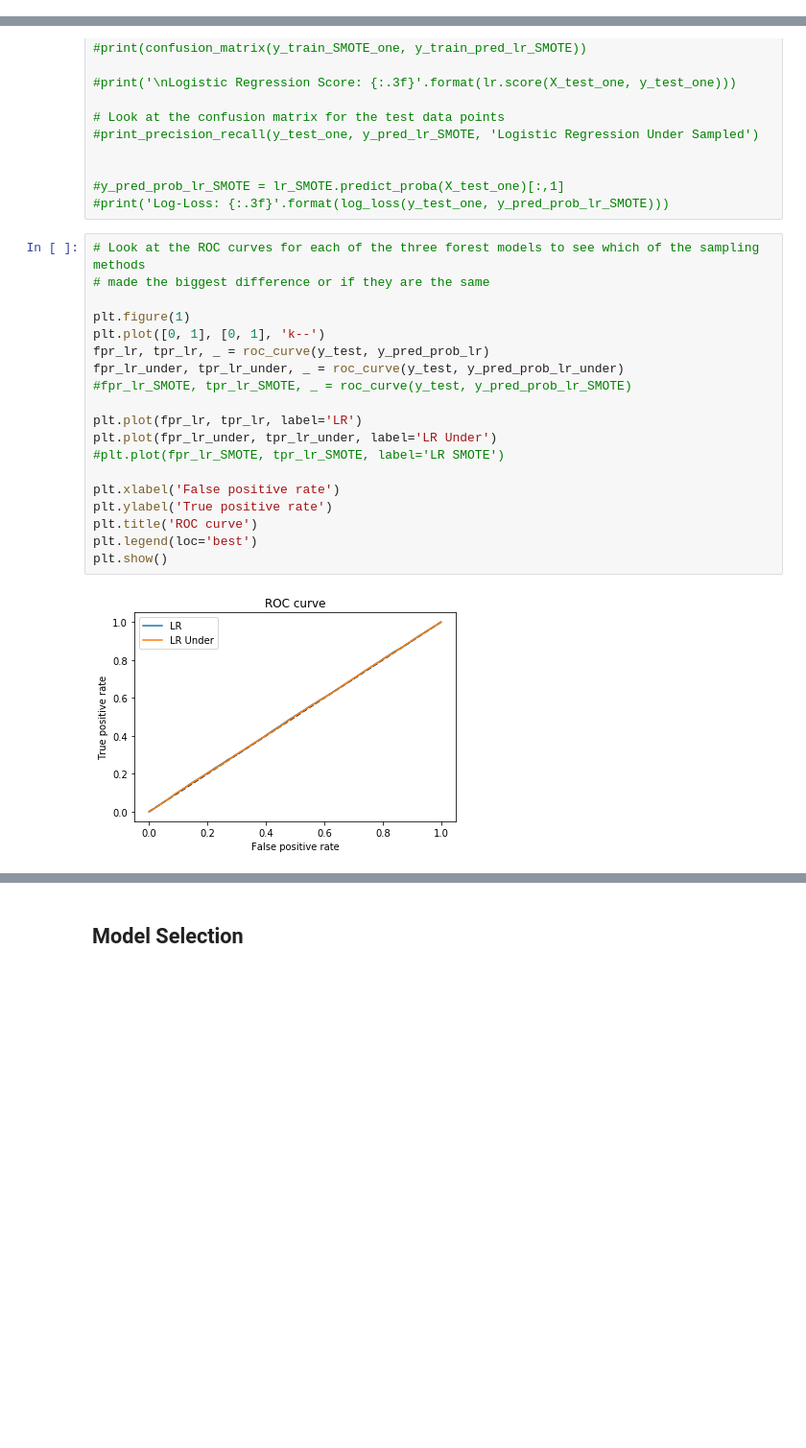
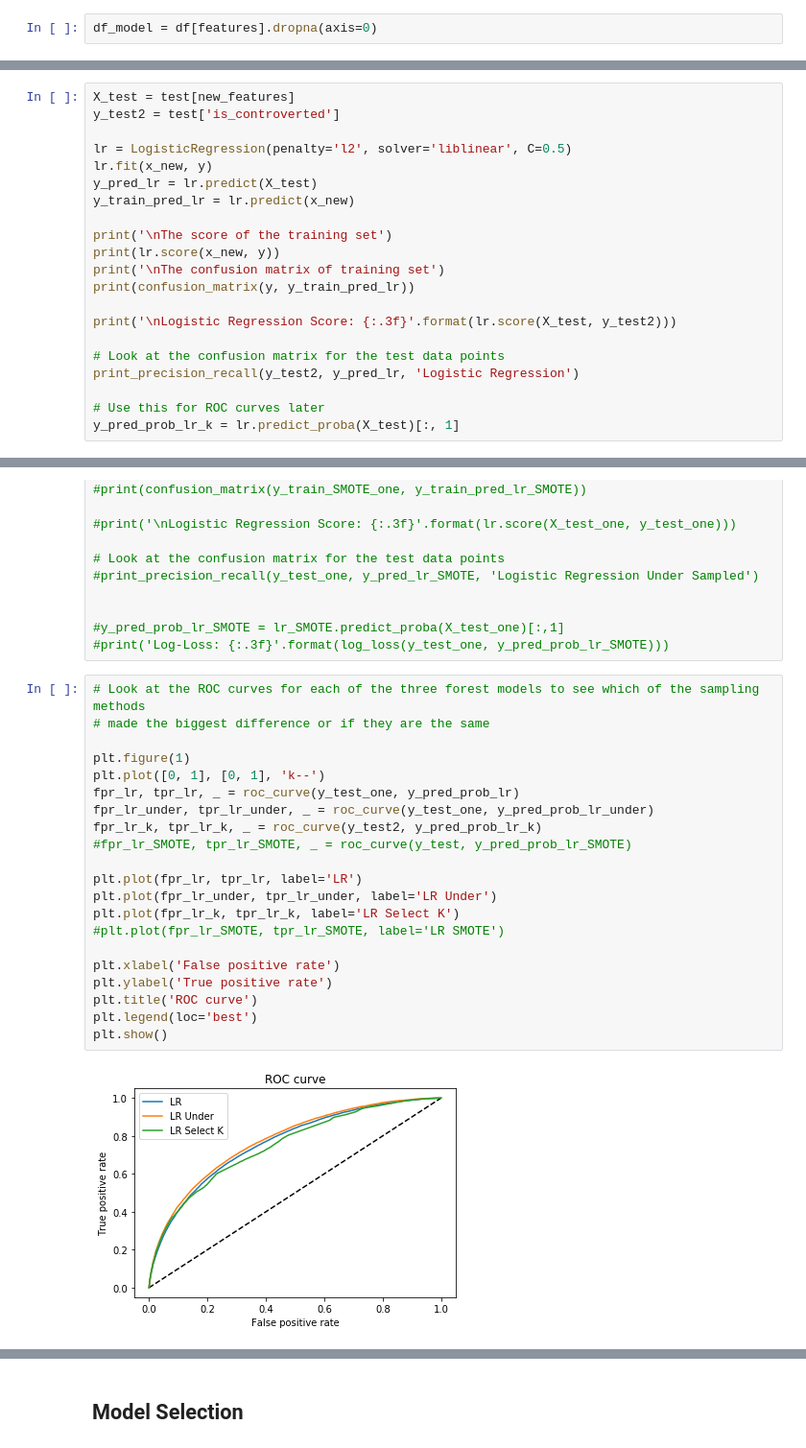
Before and after one commit to cbevis/U3_Capstone, a Jupyter notebook: NYS_Assembled_Workers2.ipynb, the cells around one changed output, grey strips where cells are left out. Shown at 96% size. Drawn from its saved outputs; the diff is of its cells as text; blank space fills up the shorter version.

```diff
--- a/NYS_Assembled_Workers2.ipynb
+++ b/NYS_Assembled_Workers2.ipynb
@@ -664,0 +678,2 @@ This next section splits the data in to test and training sets.  There are 3 dif
+# %%
+df_model = df[features].dropna(axis=0)
@@ -1221,0 +1337,21 @@ Log-Loss: 0.631
+# %%
+X_test = test[new_features]
+y_test2 = test['is_controverted']
+
+lr = LogisticRegression(penalty='l2', solver='liblinear', C=0.5)
+lr.fit(x_new, y)
+y_pred_lr = lr.predict(X_test)
+y_train_pred_lr = lr.predict(x_new)
+
+print('\nThe score of the training set')
+print(lr.score(x_new, y))
+print('\nThe confusion matrix of training set')
+print(confusion_matrix(y, y_train_pred_lr))
+
+print('\nLogistic Regression Score: {:.3f}'.format(lr.score(X_test, y_test2)))
+
+# Look at the confusion matrix for the test data points
+print_precision_recall(y_test2, y_pred_lr, 'Logistic Regression')
+
+# Use this for ROC curves later
+y_pred_prob_lr_k = lr.predict_proba(X_test)[:, 1]
@@ -1241,21 +1391,23 @@ Log-Loss: 0.631
 # %%
 # Look at the ROC curves for each of the three forest models to see which of the sampling methods
 # made the biggest difference or if they are the same
 
 plt.figure(1)
 plt.plot([0, 1], [0, 1], 'k--')
-fpr_lr, tpr_lr, _ = roc_curve(y_test, y_pred_prob_lr)
-fpr_lr_under, tpr_lr_under, _ = roc_curve(y_test, y_pred_prob_lr_under)
+fpr_lr, tpr_lr, _ = roc_curve(y_test_one, y_pred_prob_lr)
+fpr_lr_under, tpr_lr_under, _ = roc_curve(y_test_one, y_pred_prob_lr_under)
+fpr_lr_k, tpr_lr_k, _ = roc_curve(y_test2, y_pred_prob_lr_k)
 #fpr_lr_SMOTE, tpr_lr_SMOTE, _ = roc_curve(y_test, y_pred_prob_lr_SMOTE)
 
 plt.plot(fpr_lr, tpr_lr, label='LR')
 plt.plot(fpr_lr_under, tpr_lr_under, label='LR Under')
+plt.plot(fpr_lr_k, tpr_lr_k, label='LR Select K')
 #plt.plot(fpr_lr_SMOTE, tpr_lr_SMOTE, label='LR SMOTE')
 
 plt.xlabel('False positive rate')
 plt.ylabel('True positive rate')
 plt.title('ROC curve')
 plt.legend(loc='best')
 plt.show()
 # %% [output]
-[figure, old version]
+[figure, new version]
```
Also changed, not shown: parts of 50 cells of this notebook.
